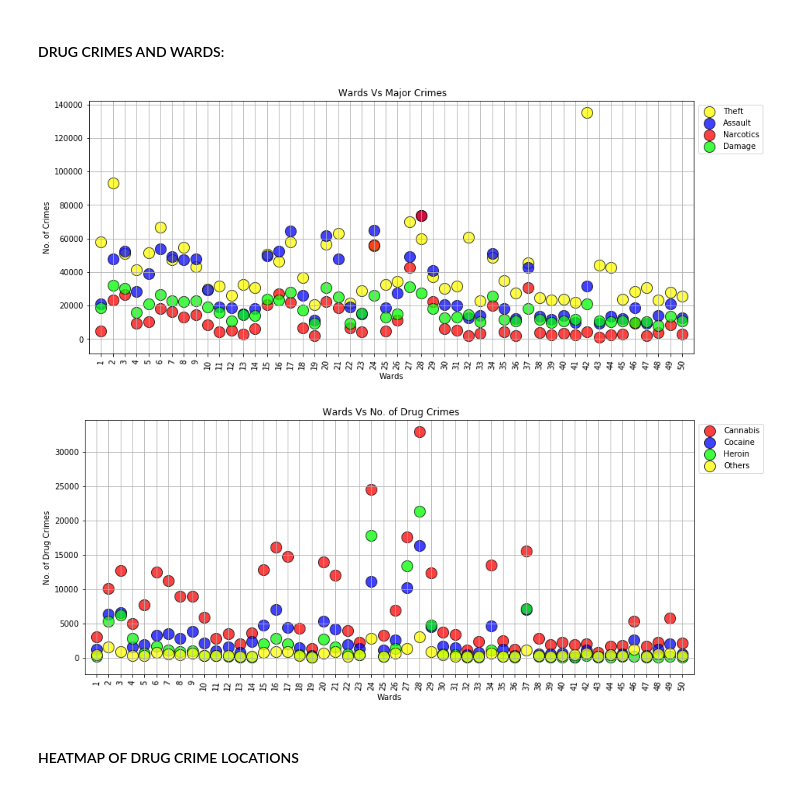
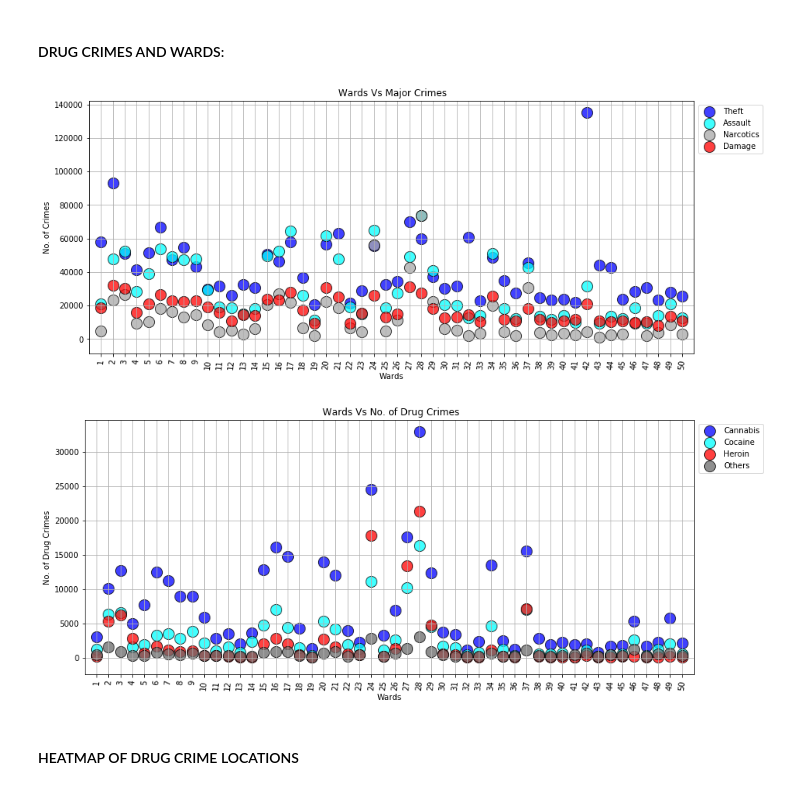
Before and after one commit to Jahmah/Chicago-Drug-Crimes-Story, a Jupyter notebook: ChicagoDrugCrimes.ipynb, the cells around one changed output. Saved outputs shown, nothing was run; the diff lists cells and outputs as text; code cells hidden in the pictures.

```diff
--- a/ChicagoDrugCrimes.ipynb
+++ b/ChicagoDrugCrimes.ipynb
@@ -601,38 +601,38 @@ all_crimes_wards = pd.DataFrame({'Xtheft_axis': x_theft_axis.index, "Theft":x_th
 # Set figure size
 plt.figure(figsize=(14,6))
 # Plot grid
 plt.grid(True)
 
 # Create scatter plots for each drug
-tef = plt.scatter(all_crimes_wards['Xtheft_axis'] , all_crimes_wards['Theft'], marker="o", facecolors="yellow",
+tef = plt.scatter(all_crimes_wards['Xtheft_axis'] , all_crimes_wards['Theft'], marker="o", facecolors="blue",
                   s= 200, edgecolors="black",alpha=0.75)
 
-ass = plt.scatter(all_crimes_wards['Xassault_axis'] , all_crimes_wards['Assault'], marker="o", facecolors="blue",
+ass = plt.scatter(all_crimes_wards['Xassault_axis'] , all_crimes_wards['Assault'], marker="o", facecolors="cyan",
                   s= 200 ,edgecolors="black",alpha=0.75)
 
-nar = plt.scatter(all_crimes_wards['XNarco_axis'] , all_crimes_wards['Narcos'], marker="o", facecolors="red",
+nar = plt.scatter(all_crimes_wards['XNarco_axis'] , all_crimes_wards['Narcos'], marker="o", facecolors="darkgray",
                   s= 200, edgecolors="black",alpha=0.75)
 
-dam = plt.scatter(all_crimes_wards['Xdam_axis'] , all_crimes_wards['Damage'], marker="o", facecolors="lime",
+dam = plt.scatter(all_crimes_wards['Xdam_axis'] , all_crimes_wards['Damage'], marker="o", facecolors="red",
                   s= 200, edgecolors="black",alpha=0.75)
 
 
 # Add other chart elements
 plt.xticks(np.arange(1,51,1), rotation=85)
 plt.xlim(0,51)
 plt.title(" Wards Vs Major Crimes")
 plt.xlabel("Wards")
 plt.ylabel("No. of Crimes")
 plt.legend((tef,ass,nar,dam),('Theft', 'Assault','Narcotics', 'Damage'), scatterpoints=1,
            bbox_to_anchor = [1.12,1] , ncol=1, fontsize=10)
 
 
 # Save the output
 plt.savefig("Chicago_crimes_Images\\CrimeWards_chicago.png")
 
 plt.show()
 # %% [output]
-[figure, old version]
+[figure, new version]
 # %%
 # Filter the data so that only those listd are in the DataFrame
 drug_cann_wards = drugs_crime_df.loc[drugs_crime_df['Description'] == "CANNABIS", :]
@@ -659,17 +659,17 @@ plt.figure(figsize=(14,6))
 plt.grid(True)
 
 # Create scatter plots for each drug
-can = plt.scatter(drug_crimes_wards['X-axis'] , drug_crimes_wards['Cannabis'], marker="o", facecolors="red", s= 200,
-            edgecolors="black",alpha=0.75)
+can = plt.scatter(drug_crimes_wards['X-axis'] , drug_crimes_wards['Cannabis'], marker="o", facecolors="blue",
+                  s= 200, edgecolors="black",alpha=0.75)
 
-coc = plt.scatter(drug_crimes_wards['X1-axis'] , drug_crimes_wards['Cocaine'], marker="o", facecolors="blue", s= 200,
-             edgecolors="black", alpha=0.75)
+coc = plt.scatter(drug_crimes_wards['X1-axis'] , drug_crimes_wards['Cocaine'], marker="o", facecolors="cyan",
+                  s= 200, edgecolors="black", alpha=0.75)
 
-her =plt.scatter(drug_crimes_wards['X2-axis'] , drug_crimes_wards['Heroin'], marker="o", facecolors="lime", s= 200,
-             edgecolors="black",alpha=0.75)
+her =plt.scatter(drug_crimes_wards['X2-axis'] , drug_crimes_wards['Heroin'], marker="o", facecolors="red",
+                 s= 200, edgecolors="black",alpha=0.75)
 
-oth = plt.scatter(drug_crimes_wards['X3-axis'] , drug_crimes_wards['Others'], marker="o", facecolors="yellow", s= 200,
-             edgecolors="black",alpha=0.75)
+oth = plt.scatter(drug_crimes_wards['X3-axis'] , drug_crimes_wards['Others'], marker="o", facecolors="dimgray",
+                  s= 200, edgecolors="black",alpha=0.75)
 
 
 # Add other chart elements
@@ -686,7 +686,7 @@ plt.legend((can,coc,her,oth),('Cannabis', 'Cocaine','Heroin', 'Others'), scatter
 plt.savefig("Chicago_crimes_Images\\DrugCrimeWards_chicago.png")
 plt.show()
 # %% [output]
-[figure, old version]
+[figure, new version]
 # %% [markdown]
 #### HEATMAP OF DRUG CRIME LOCATIONS
 # %%
```
Also changed, not shown: parts of 1 cell of this notebook, 3 other files.
